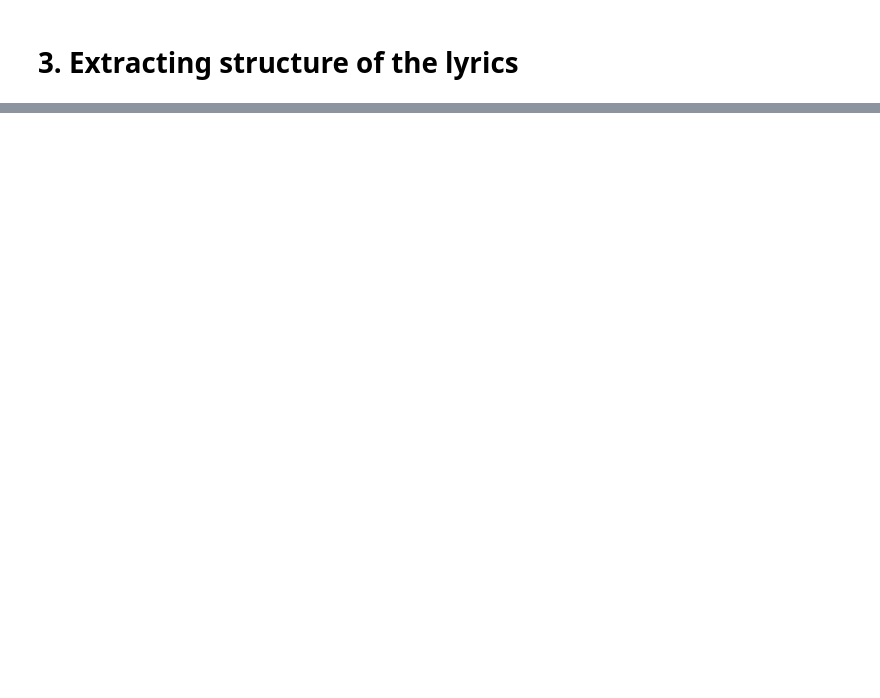
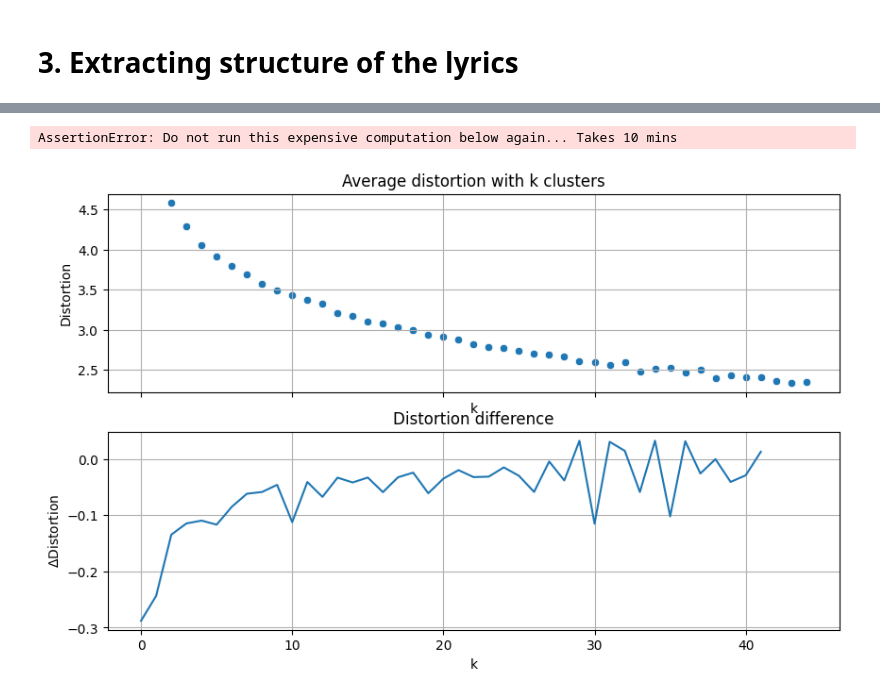
Before and after one commit to sbakker6/MusicRSAndChildren, a Jupyter notebook: lyrics.ipynb, the cells around one changed output, grey strips where cells are left out. Saved outputs shown, nothing was run; the diff lists cells and outputs as text; code cells hidden in the pictures; blank space fills up the shorter version.

```diff
--- a/lyrics.ipynb
+++ b/lyrics.ipynb
@@ -171,13 +67,6 @@ with open(Path(LYRICS_ROOT_FOLDER, "artist_info.json"), 'r') as artist_info:
 # buckets are sorted lengthwise (longest first) to make greedy artist name matching faster
 first_chars = set(map(lambda name: name[0].lower(), artist_names))
 processed_artist_names = {first_char : sorted([artist_name for artist_name in artist_names if artist_name.lower().startswith(first_char)], key=len, reverse=True) for first_char in first_chars}
-
-def find_first(pred, iterable):
-    """ Find first element of the iterable satisfying the predicate. If no match is found, returns None"""
-    for e in iterable:
-        if pred(e):
-            return e
-    return None
 
 # Now we crossreference lyrics.jl lines with these artists to the best of our ability
 songs : list[Song] = []
@@ -779,0 +826,42 @@ create_genius_db(lfm2b_to_genius)
+# %%
+import scipy.cluster.vq as scp
+
+observations = song_structure_df.reset_index()
+observations = observations.loc[:, ~observations.columns.isin(["song_id"])]
+normalized_observations = scp.whiten(obs=observations)
+assert normalized_observations.shape[1] == len(Section) * 3, f"There should be {len(Section) * 3} features in the vector, as we have 3 features per section and {len(Section)} sections"
+
+assert True == False, "Do not run this expensive computation below again... Takes 10 mins"
+# https://docs.scipy.org/doc/scipy/reference/generated/scipy.cluster.vq.kmeans.html
+distortions : list[tuple[int, np.float64]] = []
+for k in range(2, 100):
+    _, distortion = scp.kmeans(normalized_observations, k)
+    distortions.append((k, distortion))
+# %% [output]
+AssertionError: Do not run this expensive computation below again... Takes 10 mins
+# %%
+import seaborn as sns
+import matplotlib.pyplot as plt
+
+fig, (ax1, ax2) = plt.subplots(nrows=2, sharex=True)
+fig.set_size_inches(10, 6)
+
+
+ax1.set_title("Average distortion with k clusters")
+ax1.set_ylabel("Distortion")
+ax1.set_xlabel("k")
+
+ax2.set_title("Distortion difference")
+ax2.set_ylabel("$\Delta$Distortion")
+ax2.set_xlabel("k")
+
+ax1.grid()
+ax2.grid()
+
+sns.scatterplot(x=map(lambda x: x[0], distortions), y=map(lambda x: x[1], distortions), ax=ax1)
+distances = list(map(lambda t: t[1][1] - t[0][1], zip(distortions, distortions[1:])))
+sns.lineplot(distances, ax=ax2)
+
+plt.show()
+# %% [output]
+[figure, added]
```
Also changed, not shown: parts of 15 cells of this notebook, 1 other file.
